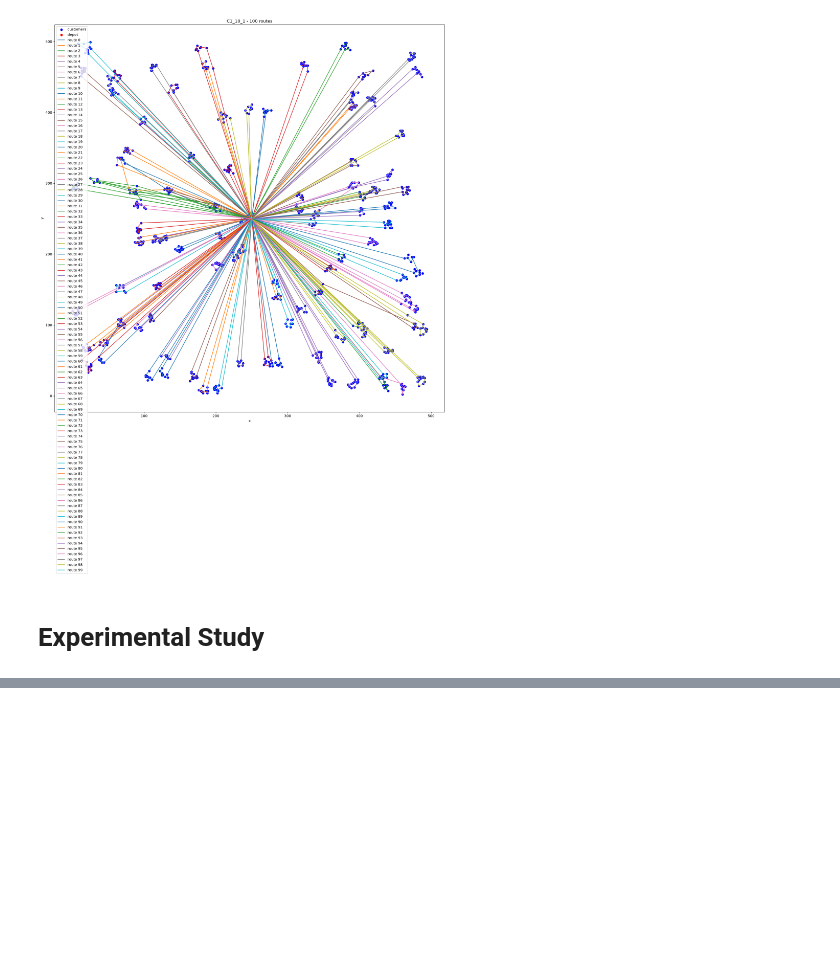
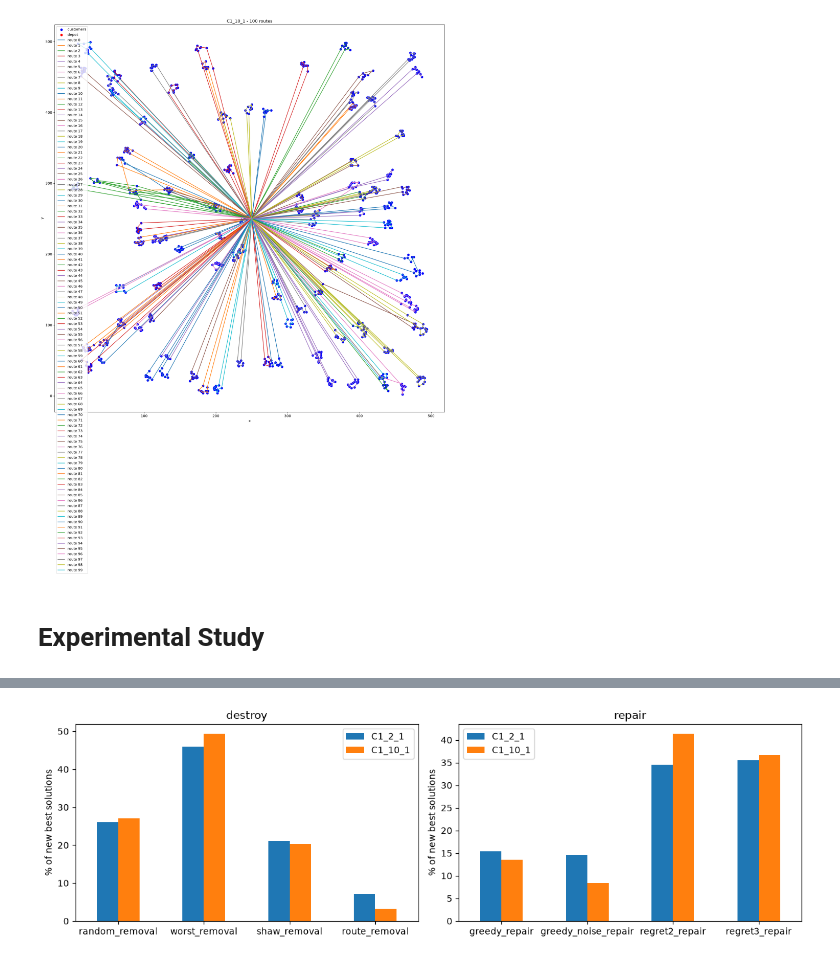
Before and after one commit to slowalie/Algorithms_and_Combinatorial_Optimization_project_groupe_2, a Jupyter notebook: group_2_project_final_deliverable.ipynb, the cells around one changed output, grey strips where cells are left out. Saved outputs shown, nothing was run; the diff lists cells and outputs as text; code cells hidden in the pictures; blank space fills up the shorter version.

```diff
--- a/group_2_project_final_deliverable.ipynb
+++ b/group_2_project_final_deliverable.ipynb
@@ -1095,0 +1417,10 @@ ALNS solution: distance = 42867.72028415934 , #vehicles = 100
+# %%
+# Share of the new best solutions found by each operator (full ALNS runs)
+fig, axes = plt.subplots(1, 2, figsize=(12, 3.8))
+for ax, key, ops in ((axes[0], "newbestD", DNAMES), (axes[1], "newbestR", REPAIR_NAMES)):
+    share = pd.DataFrame({name: {o: sum(h[key][o] for h in full_runs[name]) for o in ops} for name in names})
+    (100 * share / share.sum()).plot.bar(ax=ax, rot=0)
+    ax.set_ylabel("% of new best solutions"); ax.set_title("destroy" if key == "newbestD" else "repair")
+plt.tight_layout(); plt.show()
+# %% [output]
+[figure, added]
```
Also changed, not shown: parts of 17 cells of this notebook.
